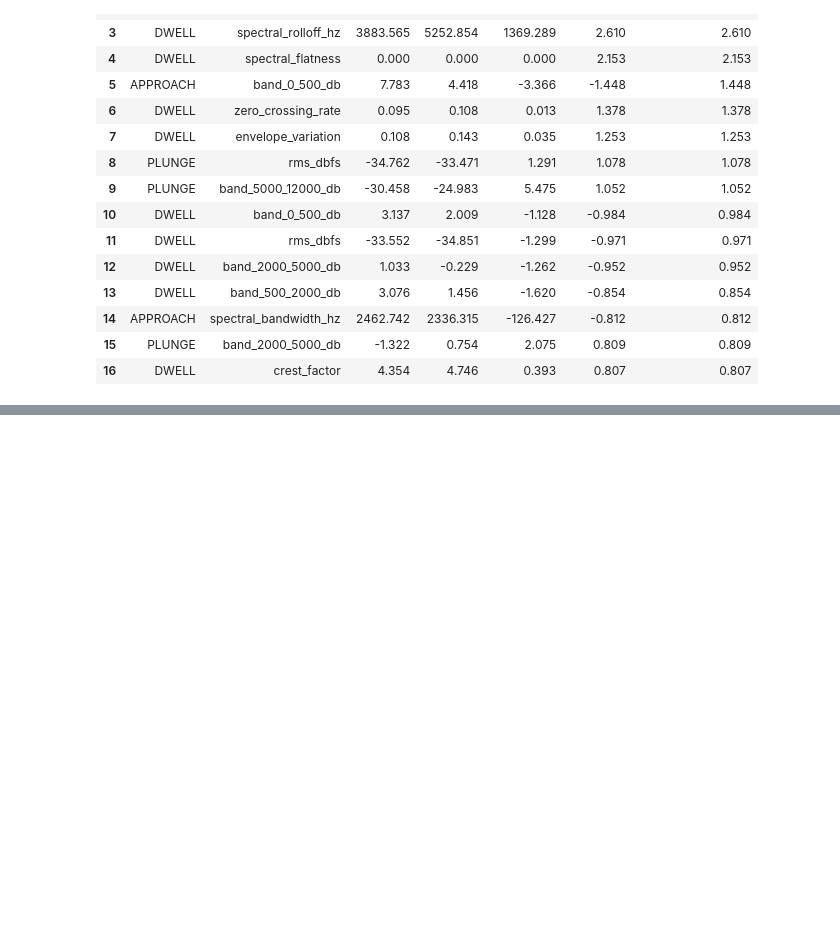
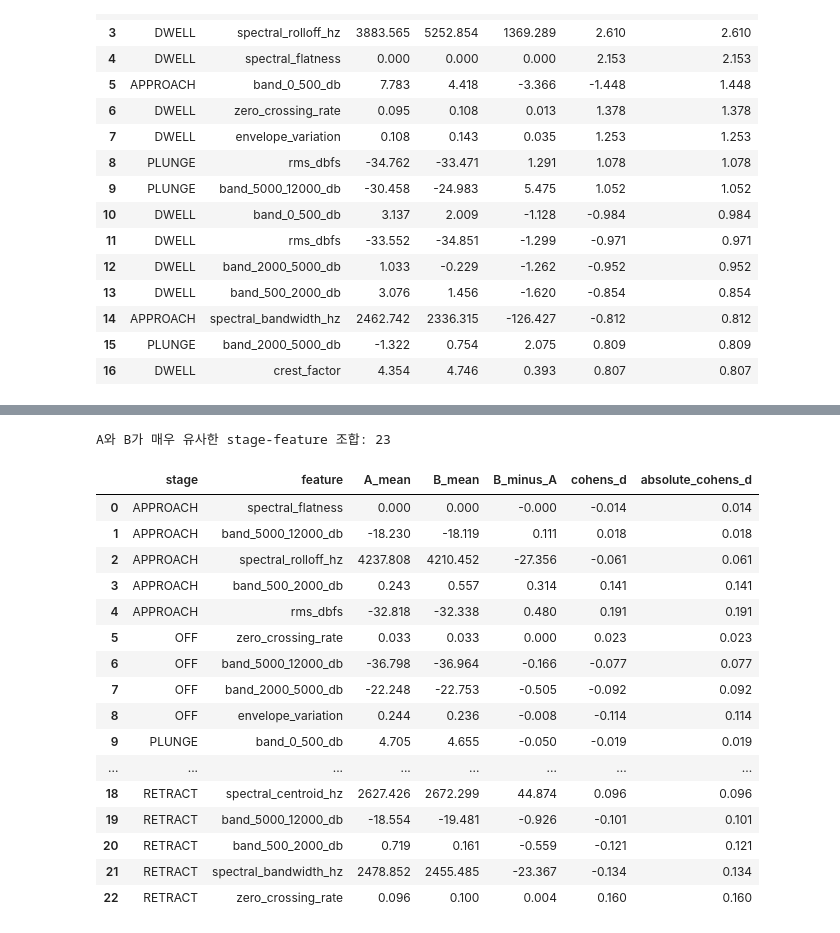
Before and after one commit to tnwlvos/Purdue-AI-education-Muchine-Learning-, a Jupyter notebook: FSSW_Audio_Classification.ipynb, the cells around one changed output, grey strips where cells are left out. Drawn from its saved outputs; the diff is of its cells as text; code cells hidden in the pictures; blank space fills up the shorter version.

```diff
--- a/FSSW_Audio_Classification.ipynb
+++ b/FSSW_Audio_Classification.ipynb
@@ -5570,0 +5584,43 @@ display(
+# %%
+similar_feature_rows = (
+    raw_feature_comparison[
+        raw_feature_comparison[
+            "absolute_cohens_d"
+        ] < 0.2
+    ]
+    .sort_values(
+        [
+            "stage",
+            "absolute_cohens_d"
+        ]
+    )
+    .reset_index(drop=True)
+)
+
+print(
+    "A와 B가 매우 유사한 stage-feature 조합:",
+    len(similar_feature_rows)
+)
+
+display(
+    similar_feature_rows.round(3)
+)
+# %% [output]
+A와 B가 매우 유사한 stage-feature 조합: 23
+|  | stage | feature | A_mean | B_mean | B_minus_A | cohens_d | absolute_cohens_d |
+| 0 | APPROACH | spectral_flatness | 0.000 | 0.000 | -0.000 | -0.014 | 0.014 |
+| 1 | APPROACH | band_5000_12000_db | -18.230 | -18.119 | 0.111 | 0.018 | 0.018 |
+| 2 | APPROACH | spectral_rolloff_hz | 4237.808 | 4210.452 | -27.356 | -0.061 | 0.061 |
+| 3 | APPROACH | band_500_2000_db | 0.243 | 0.557 | 0.314 | 0.141 | 0.141 |
+| 4 | APPROACH | rms_dbfs | -32.818 | -32.338 | 0.480 | 0.191 | 0.191 |
+| 5 | OFF | zero_crossing_rate | 0.033 | 0.033 | 0.000 | 0.023 | 0.023 |
+| 6 | OFF | band_5000_12000_db | -36.798 | -36.964 | -0.166 | -0.077 | 0.077 |
+| 7 | OFF | band_2000_5000_db | -22.248 | -22.753 | -0.505 | -0.092 | 0.092 |
+| 8 | OFF | envelope_variation | 0.244 | 0.236 | -0.008 | -0.114 | 0.114 |
+| 9 | PLUNGE | band_0_500_db | 4.705 | 4.655 | -0.050 | -0.019 | 0.019 |
+| ... | ... | ... | ... | ... | ... | ... | ... |
+| 18 | RETRACT | spectral_centroid_hz | 2627.426 | 2672.299 | 44.874 | 0.096 | 0.096 |
+| 19 | RETRACT | band_5000_12000_db | -18.554 | -19.481 | -0.926 | -0.101 | 0.101 |
+| 20 | RETRACT | band_500_2000_db | 0.719 | 0.161 | -0.559 | -0.121 | 0.121 |
+| 21 | RETRACT | spectral_bandwidth_hz | 2478.852 | 2455.485 | -23.367 | -0.134 | 0.134 |
+| 22 | RETRACT | zero_crossing_rate | 0.096 | 0.100 | 0.004 | 0.160 | 0.160 |
```
Also changed, not shown: parts of 9 cells of this notebook.
